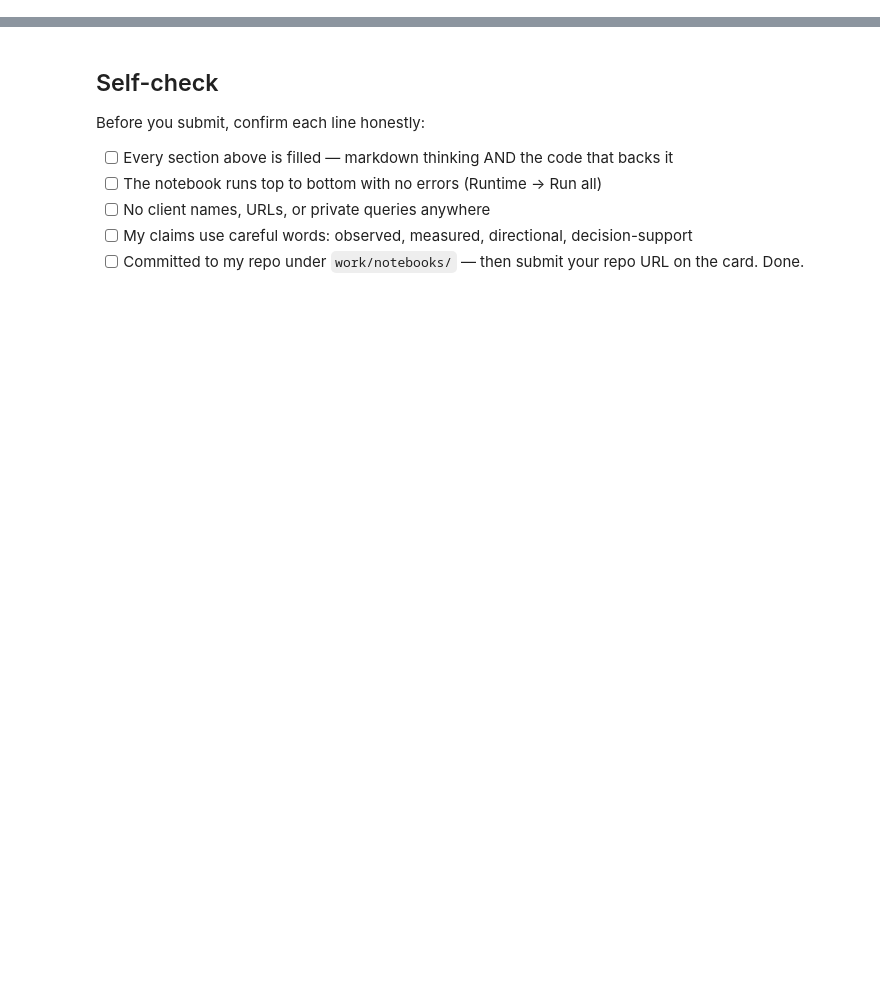
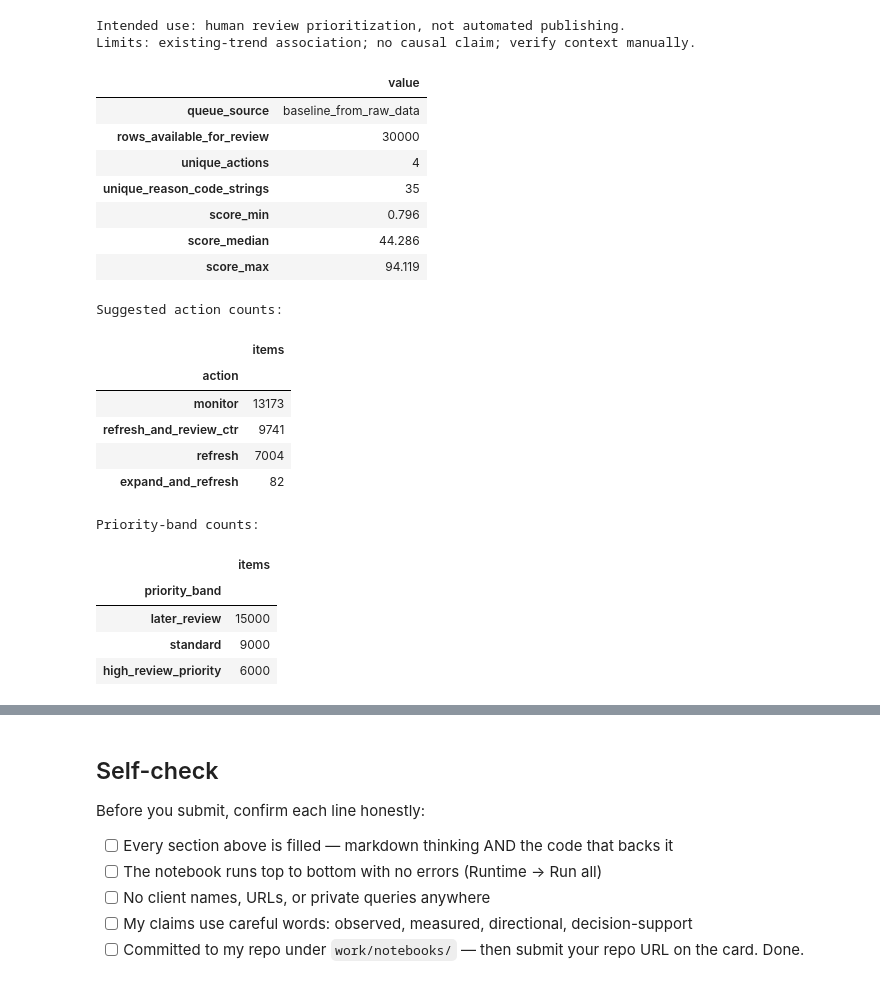
Before and after one commit to nancy121205/flyrank, a Jupyter notebook: work/notebooks/w07_action_playbook.ipynb, the cells around one changed output, grey strips where cells are left out. Drawn from its saved outputs; the diff is of its cells as text; code cells hidden in the pictures; blank space fills up the shorter version.

```diff
--- a/work/notebooks/w07_action_playbook.ipynb
+++ b/work/notebooks/w07_action_playbook.ipynb
@@ -43,0 +310,45 @@ This skeleton is yours to fill. Work the sections **in order** — each one has
+# %%
+# Scope checks: report what the queue contains, without inventing outcomes.
+scope_summary = {
+    "queue_source": queue_source,
+    "rows_available_for_review": int(len(queue)),
+    "unique_actions": int(queue["suggested_action"].nunique()),
+    "unique_reason_code_strings": int(queue["reason_codes"].nunique()),
+    "score_min": round(float(queue["priority_score"].min()), 3) if len(queue) else None,
+    "score_median": round(float(queue["priority_score"].median()), 3) if len(queue) else None,
+    "score_max": round(float(queue["priority_score"].max()), 3) if len(queue) else None,
+}
+
+print("Intended use: human review prioritization, not automated publishing.")
+print("Limits: existing-trend association; no causal claim; verify context manually.")
+display(pd.DataFrame([scope_summary]).T.rename(columns={0: "value"}))
+
+print("\nSuggested action counts:")
+display(queue["suggested_action"].value_counts().rename_axis("action").to_frame("items"))
+
+print("\nPriority-band counts:")
+display(queue["priority_band"].value_counts().rename_axis("priority_band").to_frame("items"))
+# %% [output]
+Intended use: human review prioritization, not automated publishing.
+Limits: existing-trend association; no causal claim; verify context manually.
+|  | value |
+| queue_source | baseline_from_raw_data |
+| rows_available_for_review | 30000 |
+| unique_actions | 4 |
+| unique_reason_code_strings | 35 |
+| score_min | 0.796 |
+| score_median | 44.286 |
+| score_max | 94.119 |
+Suggested action counts:
+|  | items |
+| action |  |
+| monitor | 13173 |
+| refresh_and_review_ctr | 9741 |
+| refresh | 7004 |
+| expand_and_refresh | 82 |
+Priority-band counts:
+|  | items |
+| priority_band |  |
+| later_review | 15000 |
+| standard | 9000 |
+| high_review_priority | 6000 |
```
Also changed, not shown: parts of 20 cells of this notebook.
